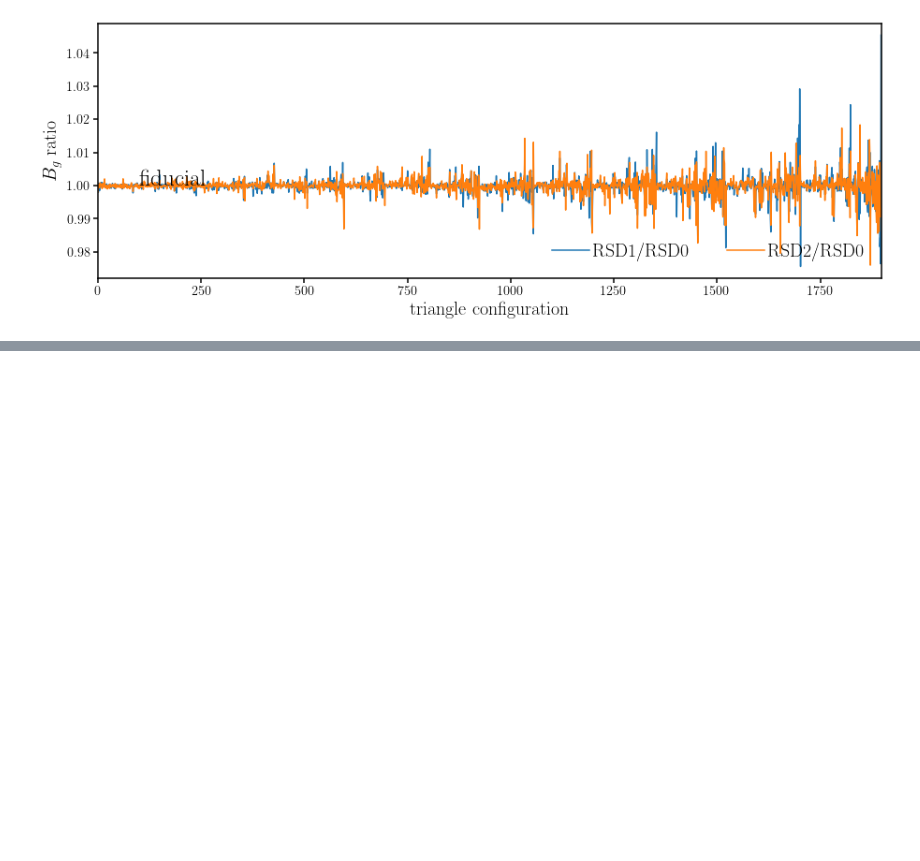
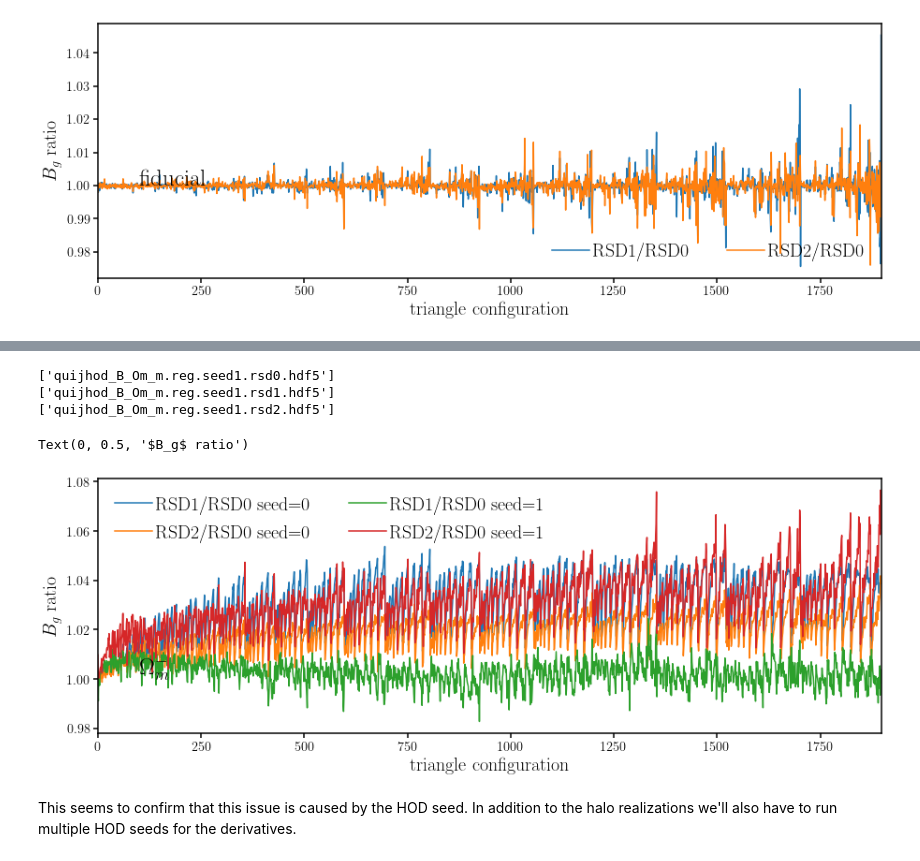
Before and after one commit to changhoonhahn/eMaNu, a Jupyter notebook: nb/hod/rsd_directions.ipynb, the cells around one changed output, grey strips where cells are left out. Cells and saved outputs as stored; diff of their text form; code cells hidden in the pictures; blank space fills up the shorter version.

```diff
--- a/nb/hod/rsd_directions.ipynb
+++ b/nb/hod/rsd_directions.ipynb
@@ -219,0 +223,25 @@ Text(0, 0.5, '$B_g$ ratio')
+# %%
+omm0_1 = Obvs.quijhod_Bk('Om_m', seed=1, rsd=0, flag='reg', silent=False)
+omm1_1 = Obvs.quijhod_Bk('Om_m', seed=1, rsd=1, flag='reg', silent=False)
+omm2_1 = Obvs.quijhod_Bk('Om_m', seed=1, rsd=2, flag='reg', silent=False)
+# %% [output]
+['quijhod_B_Om_m.reg.seed1.rsd0.hdf5']
+['quijhod_B_Om_m.reg.seed1.rsd1.hdf5']
+['quijhod_B_Om_m.reg.seed1.rsd2.hdf5']
+# %%
+fig = plt.figure(figsize=(15,5))
+sub = fig.add_subplot(111)
+sub.plot(range(np.sum(bklim)), np.average(omm1['b123'], axis=0)[bklim]/np.average(omm0['b123'], axis=0)[bklim], label='RSD1/RSD0 seed=0')
+sub.plot(range(np.sum(bklim)), np.average(omm2['b123'], axis=0)[bklim]/np.average(omm0['b123'], axis=0)[bklim], label='RSD2/RSD0 seed=0')
+sub.plot(range(np.sum(bklim)), np.average(omm1_1['b123'], axis=0)[bklim]/np.average(omm0_1['b123'], axis=0)[bklim], label='RSD1/RSD0 seed=1')
+sub.plot(range(np.sum(bklim)), np.average(omm2_1['b123'], axis=0)[bklim]/np.average(omm0_1['b123'], axis=0)[bklim], label='RSD2/RSD0 seed=1')
+sub.legend(loc='upper left', ncol=2, handletextpad=0.2, fontsize=20)
+sub.text(100, 1, '$\Omega_m^-$', fontsize=25)
+sub.set_xlabel('triangle configuration', fontsize=20)
+sub.set_xlim(0, np.sum(bklim))
+sub.set_ylabel('$B_g$ ratio', fontsize=20)
+# %% [output]
+Text(0, 0.5, '$B_g$ ratio')
+[figure, added]
+# %% [markdown]
+This seems to confirm that this issue is caused by the HOD seed. In addition to the halo realizations we'll also have to run multiple HOD seeds for the derivatives.
```
Also changed, not shown: parts of 5 cells of this notebook, 1 other file.
